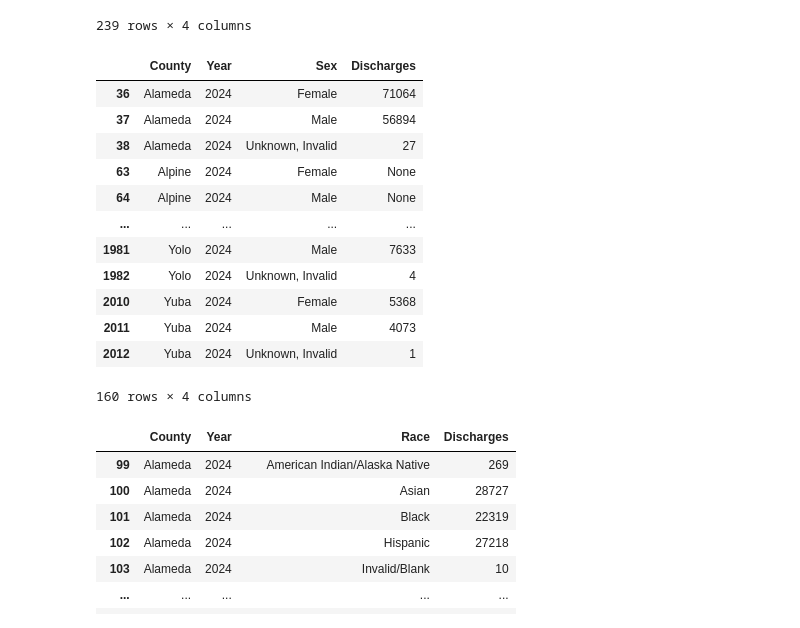
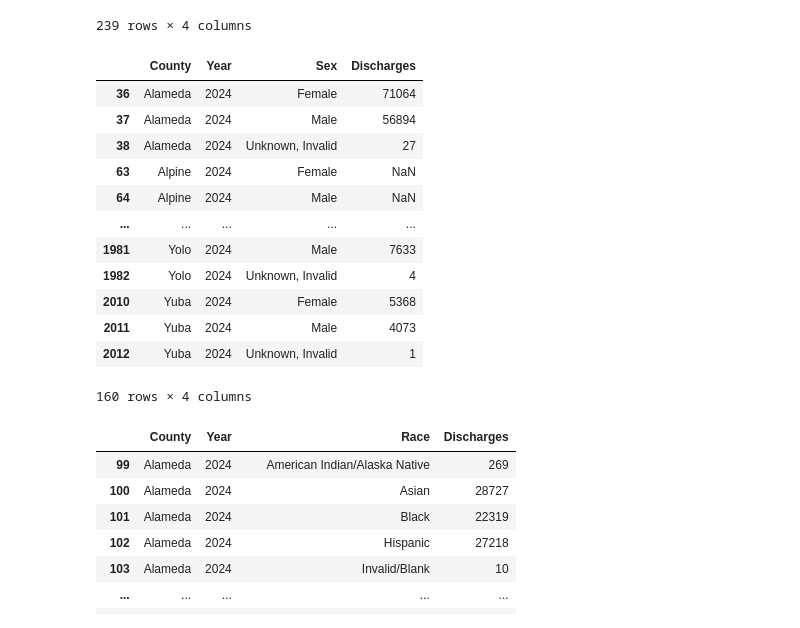
Before and after one commit to zaschan-gif/STA141B_Final_Project, a Jupyter notebook: STA141 Final Project.ipynb, the cells around one changed output. Saved outputs shown, nothing was run; the diff lists cells and outputs as text; code cells hidden in the pictures.

Commit message:
fixed inpatient_data_cleanup function

```diff
--- a/STA141 Final Project.ipynb
+++ b/STA141 Final Project.ipynb
@@ -99,7 +90,7 @@ care_data_dict = data_request.call_action('datastore_search', {'resource_id':'58
 #### Pandas Data Cleanup
 Just a bunch of pandas data cleaning, not really important to look at tbh but if you want it explained later just lmk
 # %%
-def inpatient_data_cleanup(dct, year, drops = None, renames=None):
+def inpatient_data_cleanup(dct, year, drops = None, renames=None, inpatient_data_used = False):
     '''
     Takes a dict of JSON data and converts it into a pandas dataframe, dropping list specified columns and renaming columns specified by rename_key_dict.
 
@@ -112,6 +103,16 @@ def inpatient_data_cleanup(dct, year, drops = None, renames=None):
     Returns:
         Pandas dataframe
     '''
+
+    if inpatient_data_used:
+        if (renames is not None and type(renames) is dict):
+            renames = renames | {'dsch_yr':'Year', 'patcnty1':'County'}
+        else:
+            renames = {'dsch_yr':'Year', 'patcnty1':'County'}
+        if (drops is not None and type(drops) is list):
+            drops = drops + ['_id']
+        else:
+            drops = ['_id']
 
     df = pd.DataFrame(dct['records'])
 
@@ -160,15 +161,15 @@ MDC_data[(MDC_data['MDC'] == 'NERVOUS SYSTEM, DISEASES & DISORDERS') |
 | 19257 | Yuba | 2024 | DIGESTIVE SYSTEM, DISEASES & DISO... | 586 |
 239 rows × 4 columns
 # %%
-sex_data = inpatient_data_cleanup(sex_data_dict, 2024, ['AnnotationCode','AnnotationDesc','_id'], renames = 'inpatient_default')
+sex_data = inpatient_data_cleanup(sex_data_dict, 2024, drops = ['AnnotationCode','AnnotationDesc','_id'], inpatient_data_used=True)
 sex_data
 # %% [output]
 |  | County | Year | Sex | Discharges |
 | 36 | Alameda | 2024 | Female | 71064 |
 | 37 | Alameda | 2024 | Male | 56894 |
 | 38 | Alameda | 2024 | Unknown, Invalid | 27 |
-| 63 | Alpine | 2024 | Female | None |
-| 64 | Alpine | 2024 | Male | None |
+| 63 | Alpine | 2024 | Female | NaN |
+| 64 | Alpine | 2024 | Male | NaN |
 | ... | ... | ... | ... | ... |
 | 1981 | Yolo | 2024 | Male | 7633 |
 | 1982 | Yolo | 2024 | Unknown, Invalid | 4 |
```
Also changed, not shown: parts of 5 cells of this notebook.
